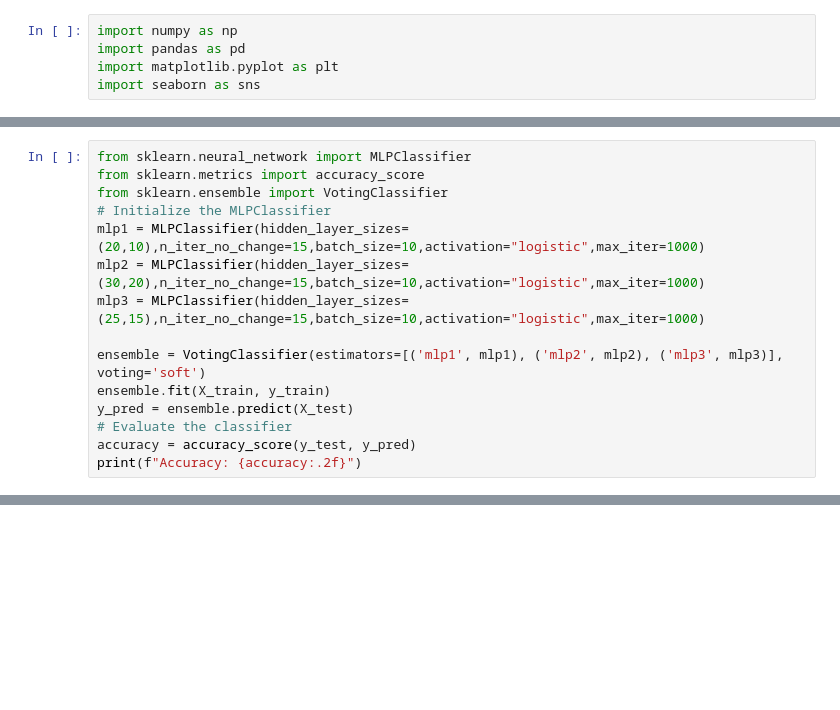
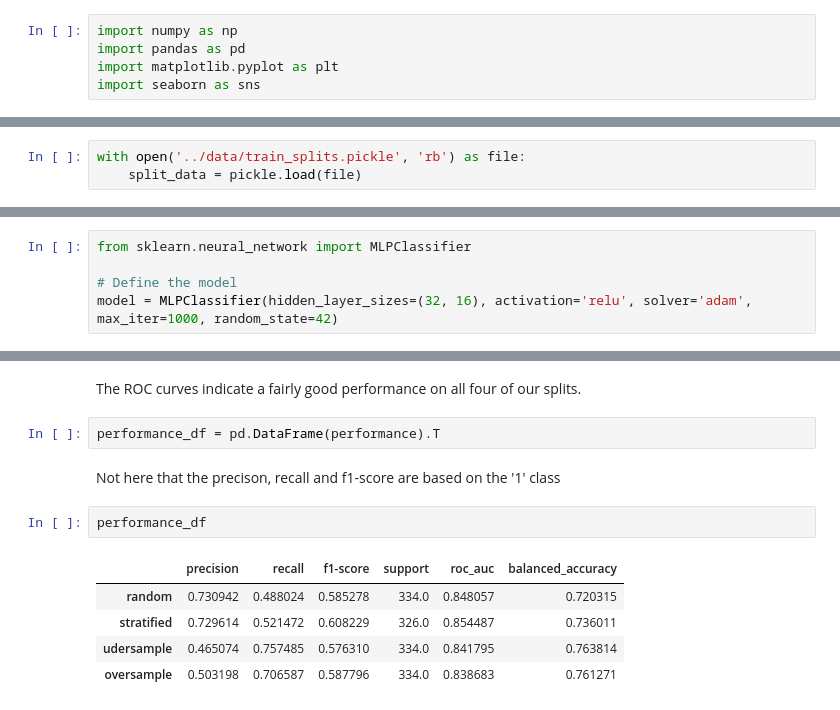
Before and after one commit to djjjones6/Group_Assessment_1, a Jupyter notebook: AlexSJ/NNClassifier.ipynb, the cells around one changed output, grey strips where cells are left out. Saved outputs shown, nothing was run; the diff lists cells and outputs as text; blank space fills up the shorter version.

Commit message:
work on neural net

```diff
--- a/AlexSJ/NNClassifier.ipynb
+++ b/AlexSJ/NNClassifier.ipynb
@@ -18,15 +17,0 @@ y_test = train_test_split['y_test']
-# %%
-from sklearn.neural_network import MLPClassifier
-from sklearn.metrics import accuracy_score
-from sklearn.ensemble import VotingClassifier
-# Initialize the MLPClassifier
-mlp1 = MLPClassifier(hidden_layer_sizes=(20,10),n_iter_no_change=15,batch_size=10,activation="logistic",max_iter=1000)
-mlp2 = MLPClassifier(hidden_layer_sizes=(30,20),n_iter_no_change=15,batch_size=10,activation="logistic",max_iter=1000)
-mlp3 = MLPClassifier(hidden_layer_sizes=(25,15),n_iter_no_change=15,batch_size=10,activation="logistic",max_iter=1000)
-
-ensemble = VotingClassifier(estimators=[('mlp1', mlp1), ('mlp2', mlp2), ('mlp3', mlp3)], voting='soft')
-ensemble.fit(X_train, y_train)
-y_pred = ensemble.predict(X_test)
-# Evaluate the classifier
-accuracy = accuracy_score(y_test, y_pred)
-print(f"Accuracy: {accuracy:.2f}")
@@ -34,0 +24,3 @@ Accuracy: 0.86
+# %%
+with open('../data/train_splits.pickle', 'rb') as file:
+    split_data = pickle.load(file)
@@ -34,0 +33,5 @@ Accuracy: 0.86
+# %%
+from sklearn.neural_network import MLPClassifier
+
+# Define the model
+model = MLPClassifier(hidden_layer_sizes=(32, 16), activation='relu', solver='adam', max_iter=1000, random_state=42)
@@ -34,0 +110,14 @@ Accuracy: 0.86
+# %% [markdown]
+The ROC curves indicate a fairly good performance on all four of our splits.
+# %%
+performance_df = pd.DataFrame(performance).T
+# %% [markdown]
+Not here that the precison, recall and f1-score are based on the '1' class
+# %%
+performance_df
+# %% [output]
+|  | precision | recall | f1-score | support | roc_auc | balanced_accuracy |
+| random | 0.730942 | 0.488024 | 0.585278 | 334.0 | 0.848057 | 0.720315 |
+| stratified | 0.729614 | 0.521472 | 0.608229 | 326.0 | 0.854487 | 0.736011 |
+| udersample | 0.465074 | 0.757485 | 0.576310 | 334.0 | 0.841795 | 0.763814 |
+| oversample | 0.503198 | 0.706587 | 0.587796 | 334.0 | 0.838683 | 0.761271 |
```
Also changed, not shown: parts of 23 cells of this notebook, 2 other files.
